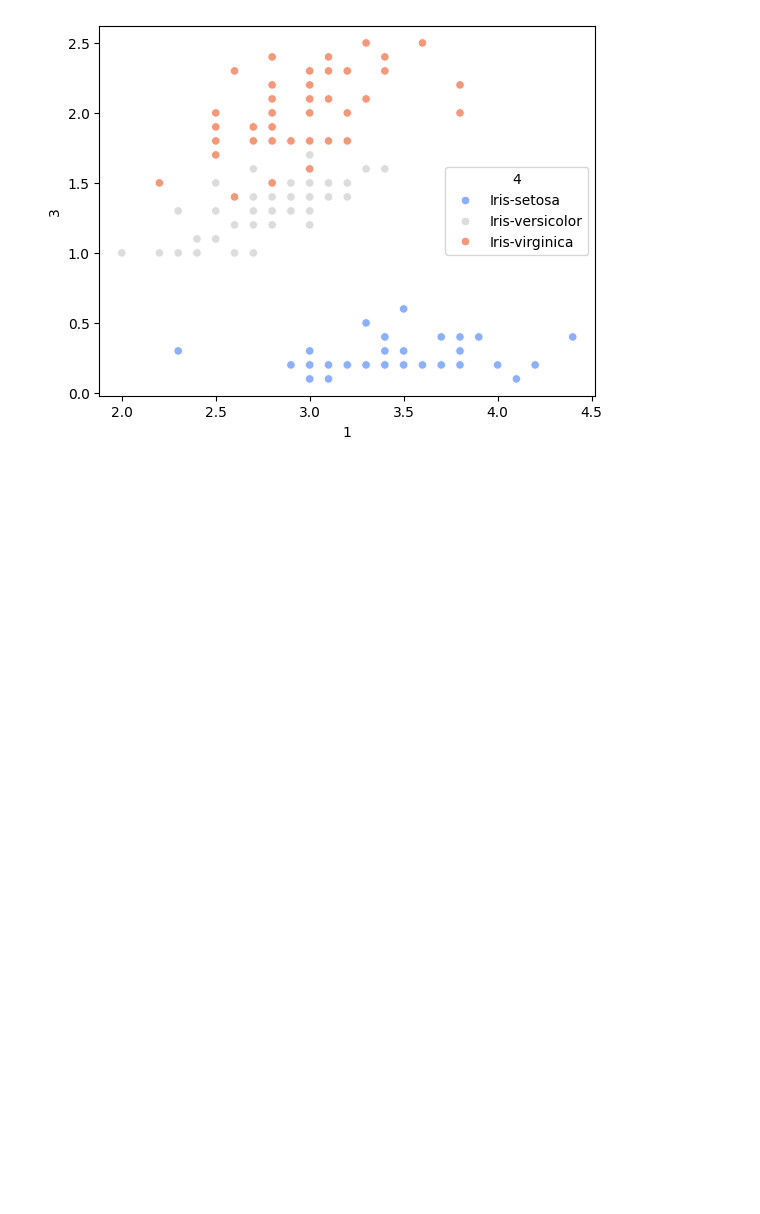
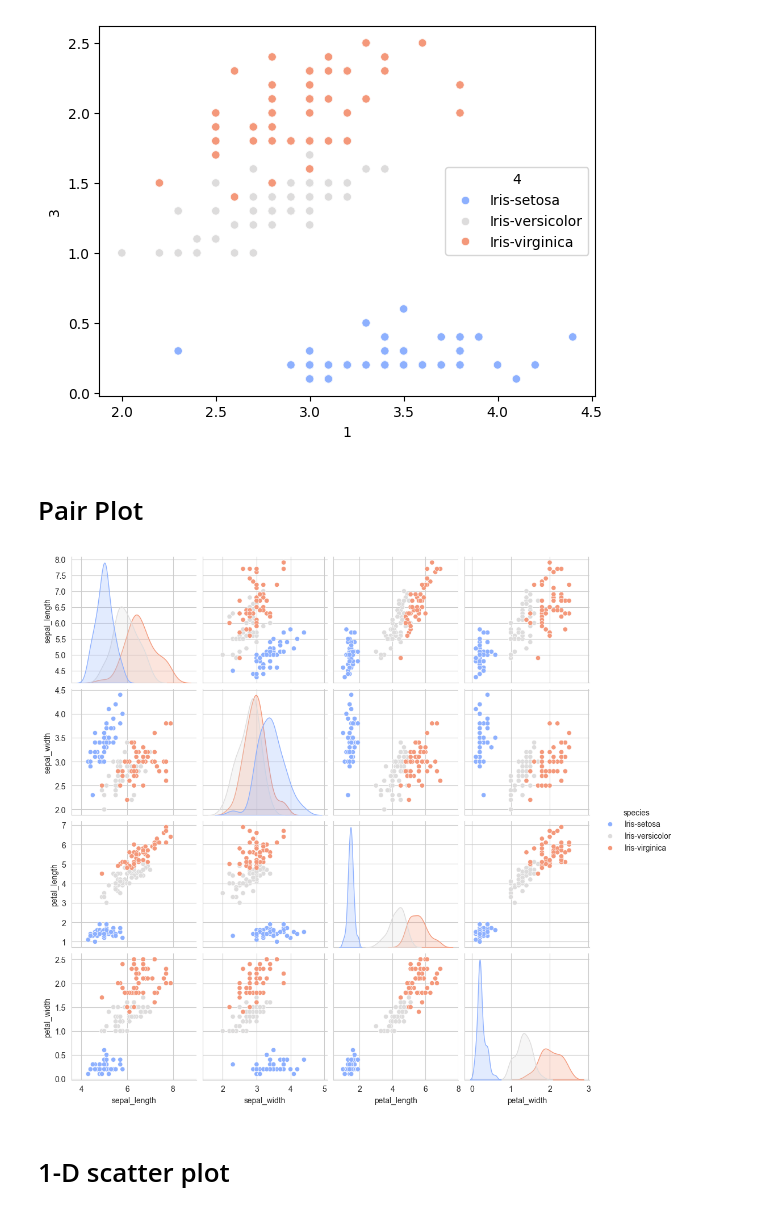
Before and after one commit to jatin-mishra/Agents, a Jupyter notebook: BuildingModels/src/eda/iris.ipynb, the cells around one changed output. Saved outputs shown, nothing was run; the diff lists cells and outputs as text; code cells hidden in the pictures; blank space fills up the shorter version.

```diff
--- a/BuildingModels/src/eda/iris.ipynb
+++ b/BuildingModels/src/eda/iris.ipynb
@@ -9,6 +9,13 @@ Matplotlib is building the font cache; this may take a moment.
 file_path = "/Users/jatinmishra/Desktop/Projects/ai-agents/BuildingModels/data/Iris Dataset/iris.data"
 # %%
 iris = pd.read_csv(file_path, header=None)
+iris.columns = [
+    "sepal_length",
+    "sepal_width",
+    "petal_length",
+    "petal_width",
+    "species"
+]
 # classification problem
 # %%
 iris[0:3]
@@ -65,3 +72,15 @@ plt.show()
 [figure]
 # %%
 # 3D scatter plot -> plotly
+# %% [markdown]
+# Pair Plot
+# %%
+plt.close()
+sns.set_style("whitegrid")
+sns.pairplot(iris, hue="species", palette="coolwarm")
+plt.show()
+# Good when we have a small number of features (2-4) and want to see all pairwise relationships. Can be overwhelming with more features.
+# %% [output]
+[figure, added]
+# %% [markdown]
+# 1-D scatter plot
```
Also changed, not shown: parts of 22 cells of this notebook, 3 other files.
